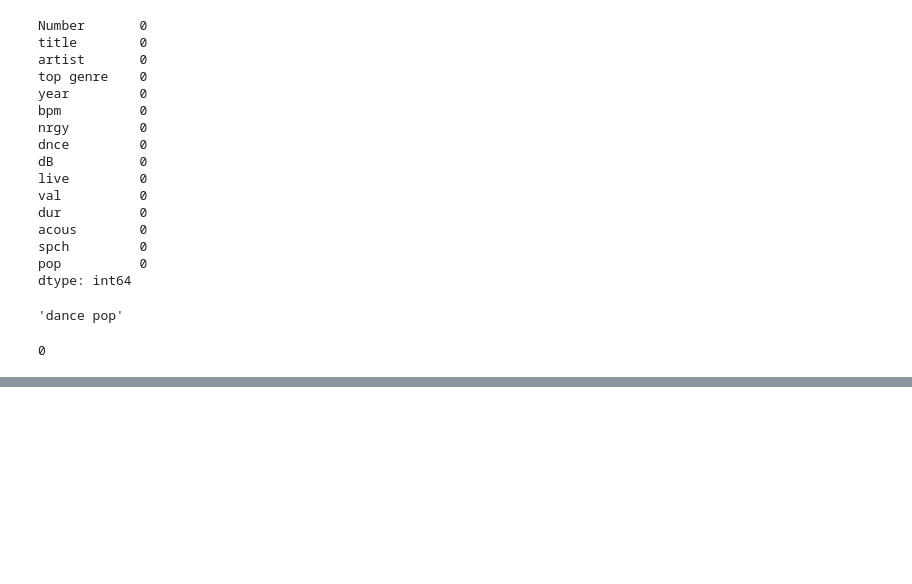
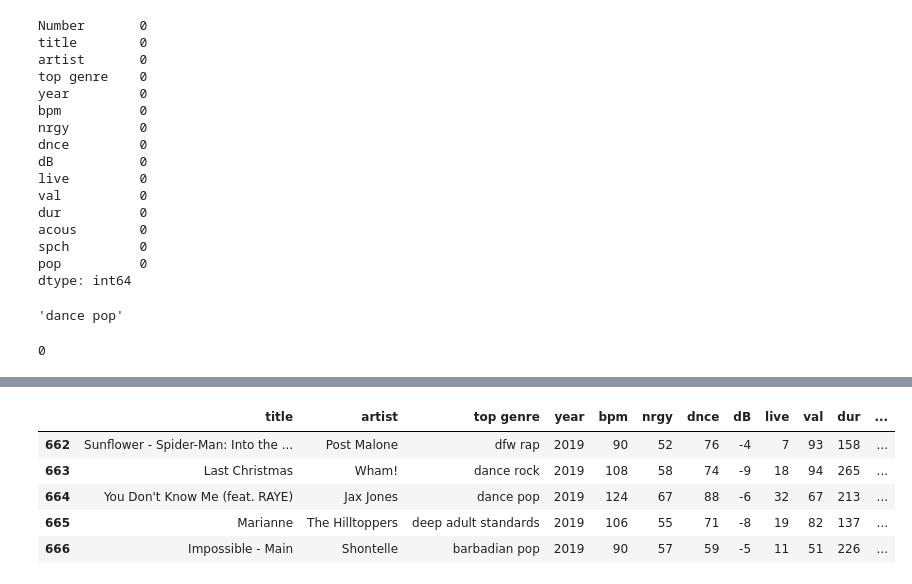
Before and after one commit to Angelbardon/curso-_analisis_angel_bardon, a Jupyter notebook: m4-pandas/spotify.ipynb, the cells around one changed output, grey strips where cells are left out. Saved outputs shown, nothing was run; the diff lists cells and outputs as text; code cells hidden in the pictures; blank space fills up the shorter version.

```diff
--- a/m4-pandas/spotify.ipynb
+++ b/m4-pandas/spotify.ipynb
@@ -148,0 +164,9 @@ df.head()
+# %%
+df.tail()
+# %% [output]
+|  | title | artist | top genre | year | bpm | nrgy | dnce | dB | live | val | dur | ... |
+| 662 | Sunflower - Spider-Man: Into the ... | Post Malone | dfw rap | 2019 | 90 | 52 | 76 | -4 | 7 | 93 | 158 | ... |
+| 663 | Last Christmas | Wham! | dance rock | 2019 | 108 | 58 | 74 | -9 | 18 | 94 | 265 | ... |
+| 664 | You Don't Know Me (feat. RAYE) | Jax Jones | dance pop | 2019 | 124 | 67 | 88 | -6 | 32 | 67 | 213 | ... |
+| 665 | Marianne | The Hilltoppers | deep adult standards | 2019 | 106 | 55 | 71 | -8 | 19 | 82 | 137 | ... |
+| 666 | Impossible - Main | Shontelle | barbadian pop | 2019 | 90 | 57 | 59 | -5 | 11 | 51 | 226 | ... |
```
Also changed, not shown: parts of 15 cells of this notebook.
